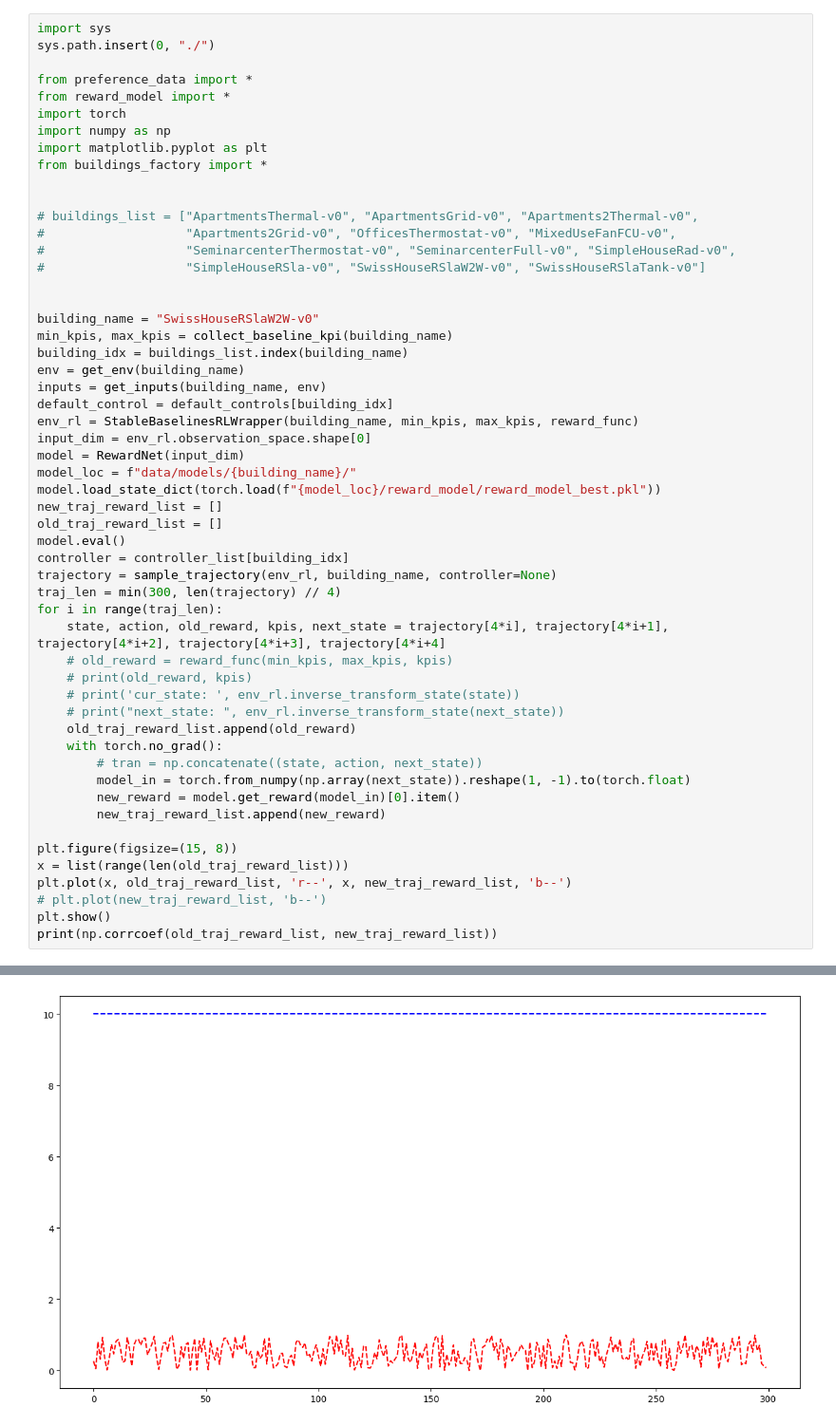
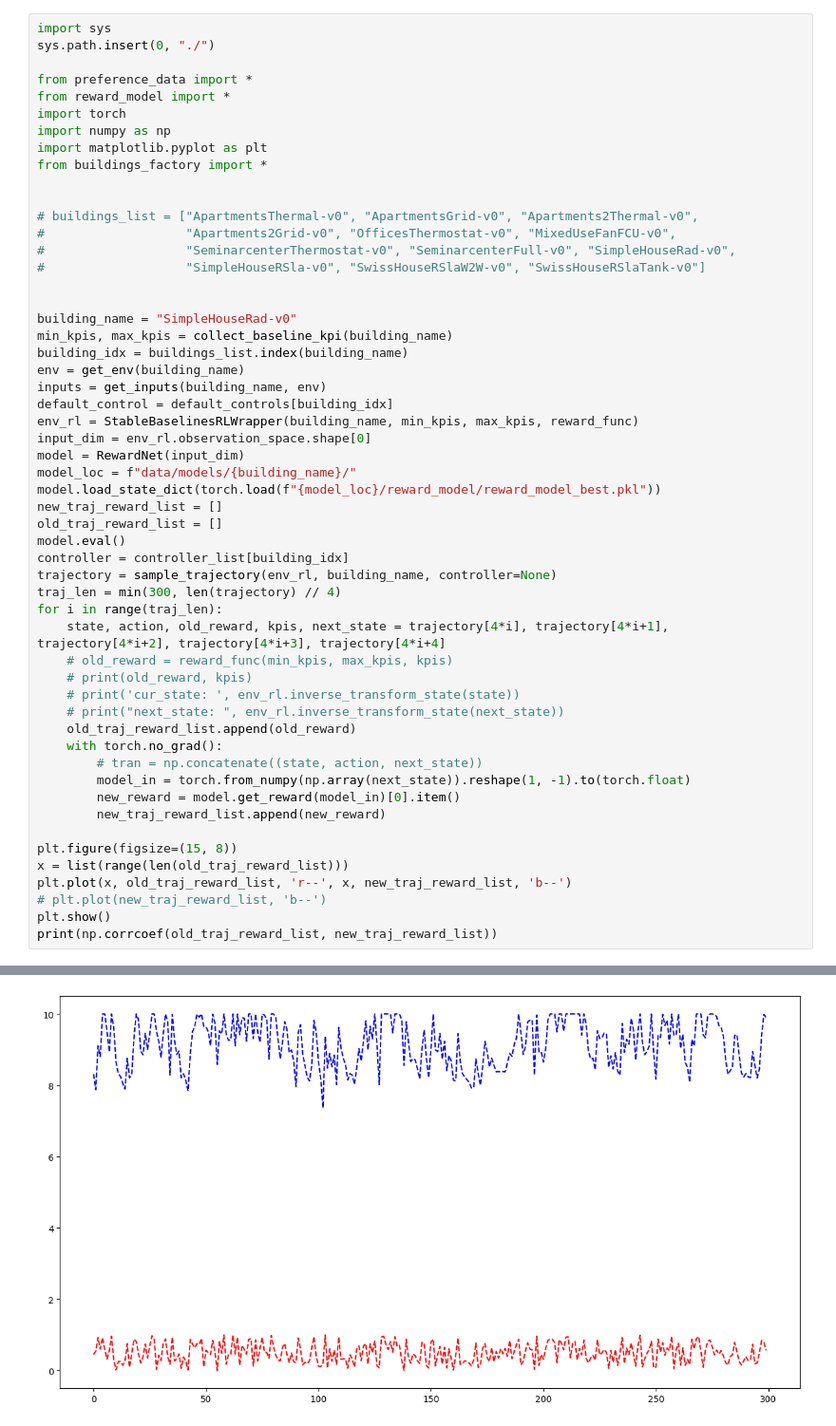
Before and after one commit to songCNMS/energym, a Jupyter notebook: result_vis.ipynb, the cells around one changed output, grey strips where cells are left out. Shown: that part at 95% size. Cells and saved outputs as stored; diff of their text form.

```diff
--- a/result_vis.ipynb
+++ b/result_vis.ipynb
@@ -16,7 +16,7 @@ from buildings_factory import *
 #                   "SimpleHouseRSla-v0", "SwissHouseRSlaW2W-v0", "SwissHouseRSlaTank-v0"]
 
 
-building_name = "SwissHouseRSlaW2W-v0"
+building_name = "SimpleHouseRad-v0"
 min_kpis, max_kpis = collect_baseline_kpi(building_name)
 building_idx = buildings_list.index(building_name)
 env = get_env(building_name)
@@ -69 +69 @@ the initial variables are {'u': 0}
-[figure, old version]
+[figure, new version]
```
Also changed, not shown: parts of 2 cells of this notebook, 14 other files.
